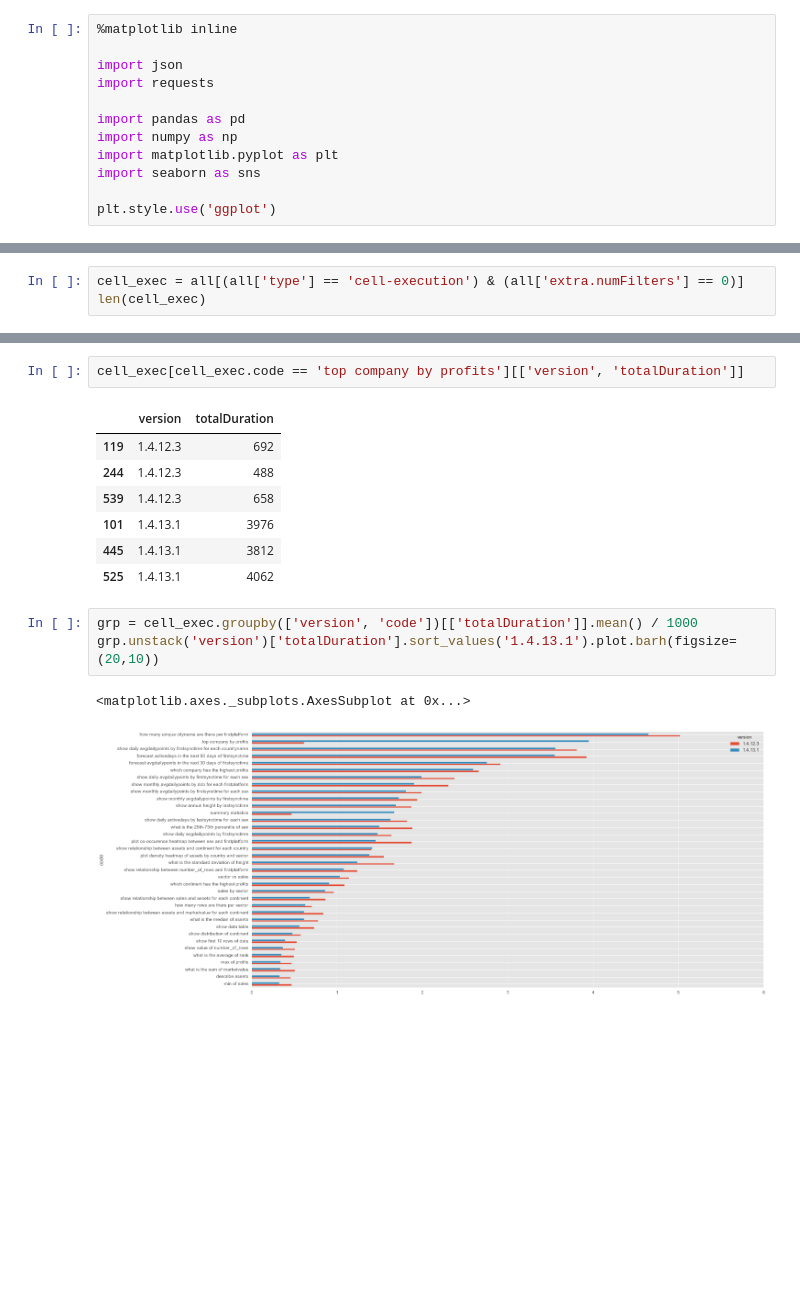
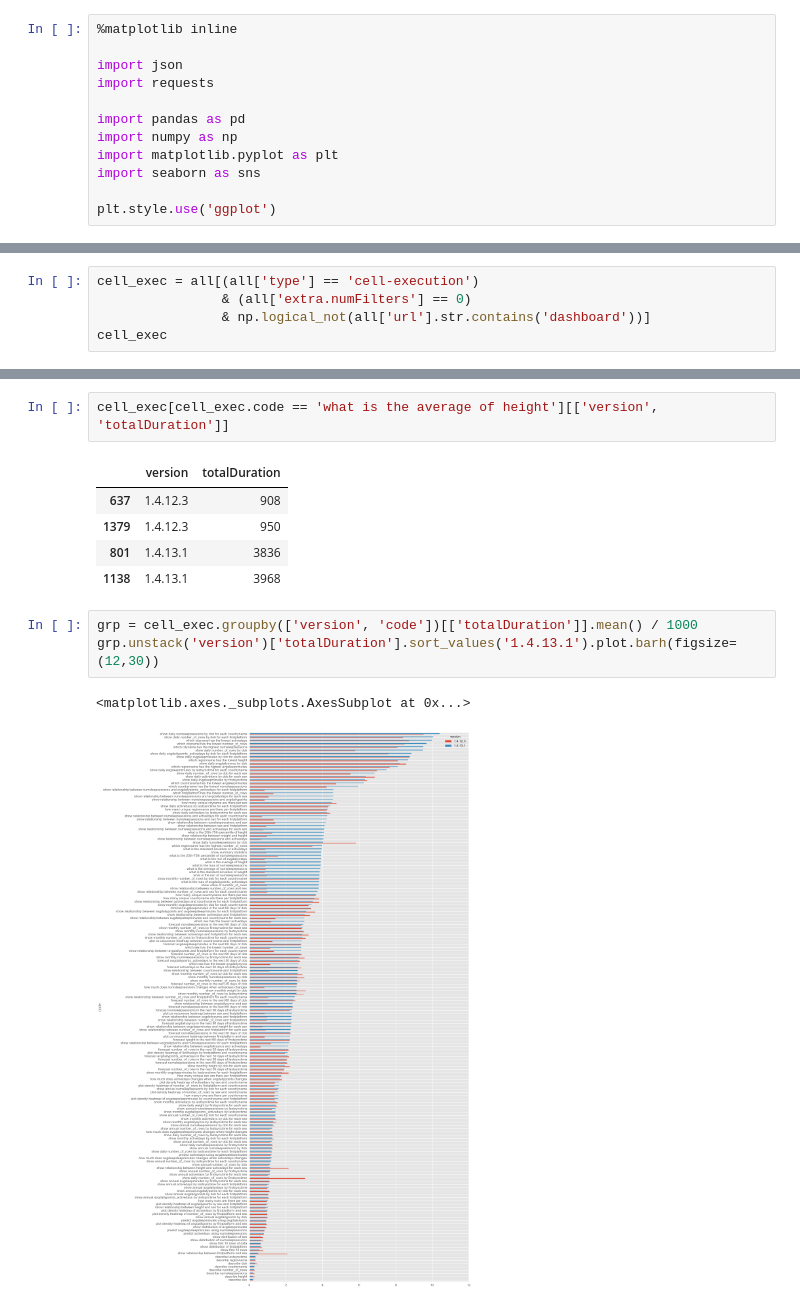
Before and after one commit to lebinh/notebooks, a Jupyter notebook: sq_perf_1.4.12_vs_1.4.13.ipynb, the cells around one changed output, grey strips where cells are left out. Saved outputs shown, nothing was run; the diff lists cells and outputs as text; blank space fills up the shorter version.

```diff
--- a/sq_perf_1.4.12_vs_1.4.13.ipynb
+++ b/sq_perf_1.4.12_vs_1.4.13.ipynb
@@ -55,4 +55,6 @@ all
 # %%
-cell_exec = all[(all['type'] == 'cell-execution') & (all['extra.numFilters'] == 0)]
-len(cell_exec)
+cell_exec = all[(all['type'] == 'cell-execution')
+                & (all['extra.numFilters'] == 0)
+                & np.logical_not(all['url'].str.contains('dashboard'))]
+cell_exec
 # %% [output]
@@ -78,16 +103,14 @@ mean_diff.sort_values().plot.barh()
 # %%
-cell_exec[cell_exec.code == 'top company by profits'][['version', 'totalDuration']]
+cell_exec[cell_exec.code == 'what is the average of height'][['version', 'totalDuration']]
 # %% [output]
 |  | version | totalDuration |
-| 119 | 1.4.12.3 | 692 |
-| 244 | 1.4.12.3 | 488 |
-| 539 | 1.4.12.3 | 658 |
-| 101 | 1.4.13.1 | 3976 |
-| 445 | 1.4.13.1 | 3812 |
-| 525 | 1.4.13.1 | 4062 |
+| 637 | 1.4.12.3 | 908 |
+| 1379 | 1.4.12.3 | 950 |
+| 801 | 1.4.13.1 | 3836 |
+| 1138 | 1.4.13.1 | 3968 |
 # %%
 grp = cell_exec.groupby(['version', 'code'])[['totalDuration']].mean() / 1000
-grp.unstack('version')['totalDuration'].sort_values('1.4.13.1').plot.barh(figsize=(20,10))
+grp.unstack('version')['totalDuration'].sort_values('1.4.13.1').plot.barh(figsize=(12,30))
 # %% [output]
 <matplotlib.axes._subplots.AxesSubplot at 0x...>
-[figure, old version]
+[figure, new version]
```
Also changed, not shown: parts of 9 cells of this notebook, 16 other files.
